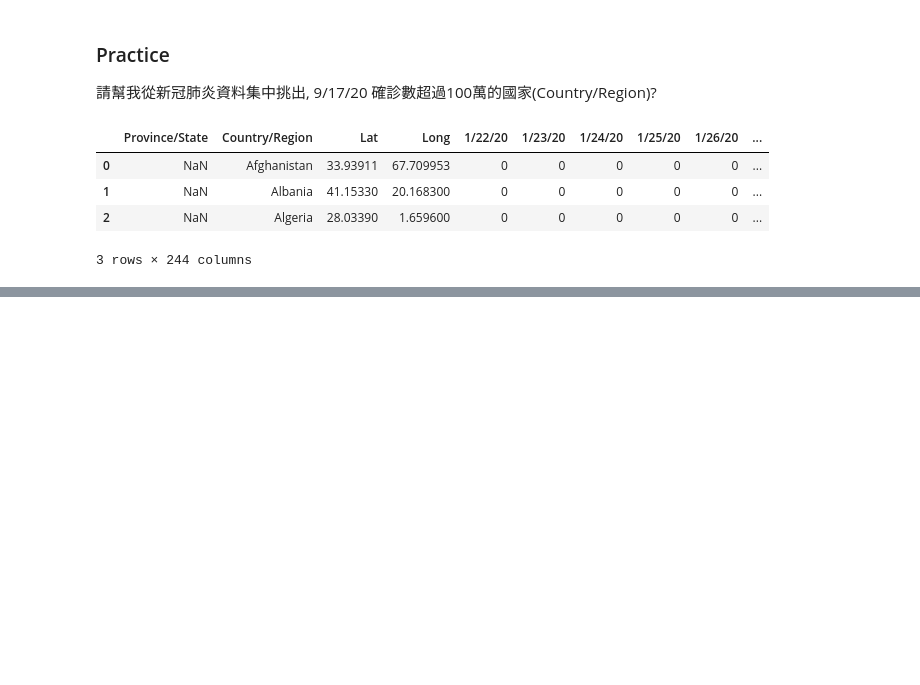
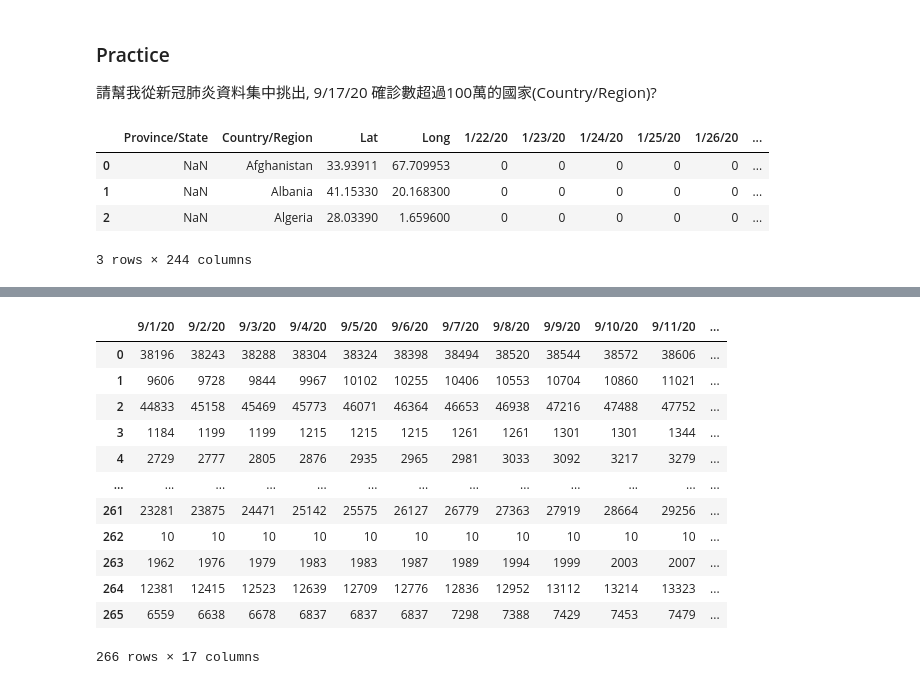
Before and after one commit to ywchiu/tibamepy, a Jupyter notebook: Demo20200919.ipynb, the cells around one changed output, grey strips where cells are left out. Saved outputs shown, nothing was run; the diff lists cells and outputs as text; code cells hidden in the pictures; blank space fills up the shorter version.

```diff
--- a/Demo20200919.ipynb
+++ b/Demo20200919.ipynb
@@ -1014,0 +1064,9 @@ df.head(3)
+# %%
+from datetime import datetime
+
+datecols = []
+for d in df.columns[5:]:
+  dt = datetime.strptime(d,'%m/%d/%y')
+  if dt >= datetime.strptime('2020-09-01', '%Y-%m-%d'):
+    datecols.append(d)
+datecols
@@ -1014,0 +1091,17 @@ df.head(3)
+# %%
+#datecols
+df[datecols]
+# %% [output]
+|  | 9/1/20 | 9/2/20 | 9/3/20 | 9/4/20 | 9/5/20 | 9/6/20 | 9/7/20 | 9/8/20 | 9/9/20 | 9/10/20 | 9/11/20 | ... |
+| 0 | 38196 | 38243 | 38288 | 38304 | 38324 | 38398 | 38494 | 38520 | 38544 | 38572 | 38606 | ... |
+| 1 | 9606 | 9728 | 9844 | 9967 | 10102 | 10255 | 10406 | 10553 | 10704 | 10860 | 11021 | ... |
+| 2 | 44833 | 45158 | 45469 | 45773 | 46071 | 46364 | 46653 | 46938 | 47216 | 47488 | 47752 | ... |
+| 3 | 1184 | 1199 | 1199 | 1215 | 1215 | 1215 | 1261 | 1261 | 1301 | 1301 | 1344 | ... |
+| 4 | 2729 | 2777 | 2805 | 2876 | 2935 | 2965 | 2981 | 3033 | 3092 | 3217 | 3279 | ... |
+| ... | ... | ... | ... | ... | ... | ... | ... | ... | ... | ... | ... | ... |
+| 261 | 23281 | 23875 | 24471 | 25142 | 25575 | 26127 | 26779 | 27363 | 27919 | 28664 | 29256 | ... |
+| 262 | 10 | 10 | 10 | 10 | 10 | 10 | 10 | 10 | 10 | 10 | 10 | ... |
+| 263 | 1962 | 1976 | 1979 | 1983 | 1983 | 1987 | 1989 | 1994 | 1999 | 2003 | 2007 | ... |
+| 264 | 12381 | 12415 | 12523 | 12639 | 12709 | 12776 | 12836 | 12952 | 13112 | 13214 | 13323 | ... |
+| 265 | 6559 | 6638 | 6678 | 6837 | 6837 | 6837 | 7298 | 7388 | 7429 | 7453 | 7479 | ... |
+266 rows × 17 columns
```
Also changed, not shown: parts of 7 cells of this notebook.
